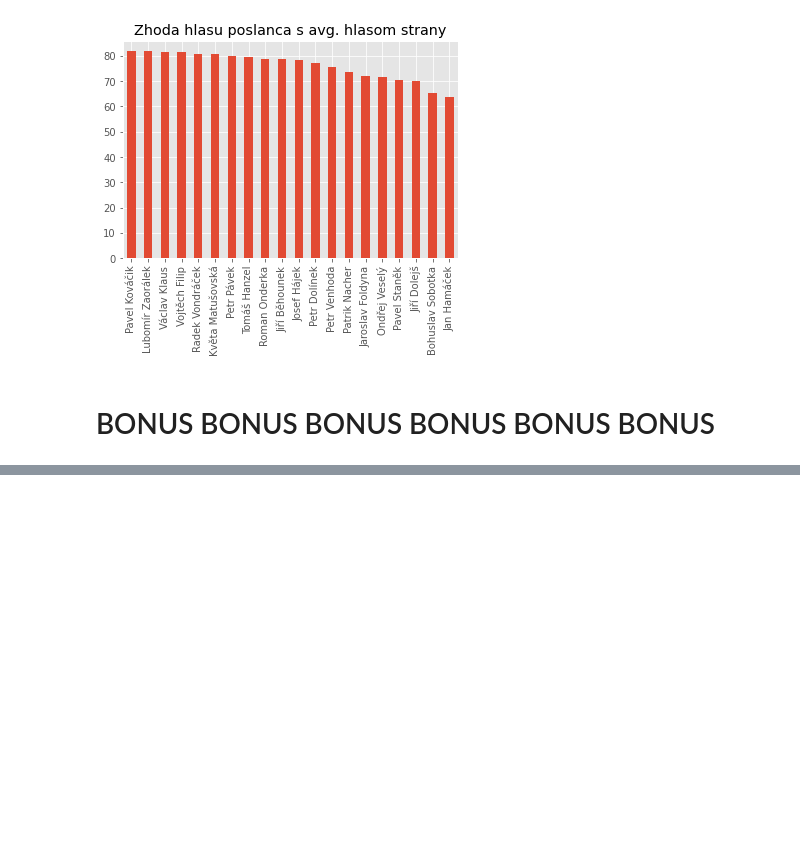
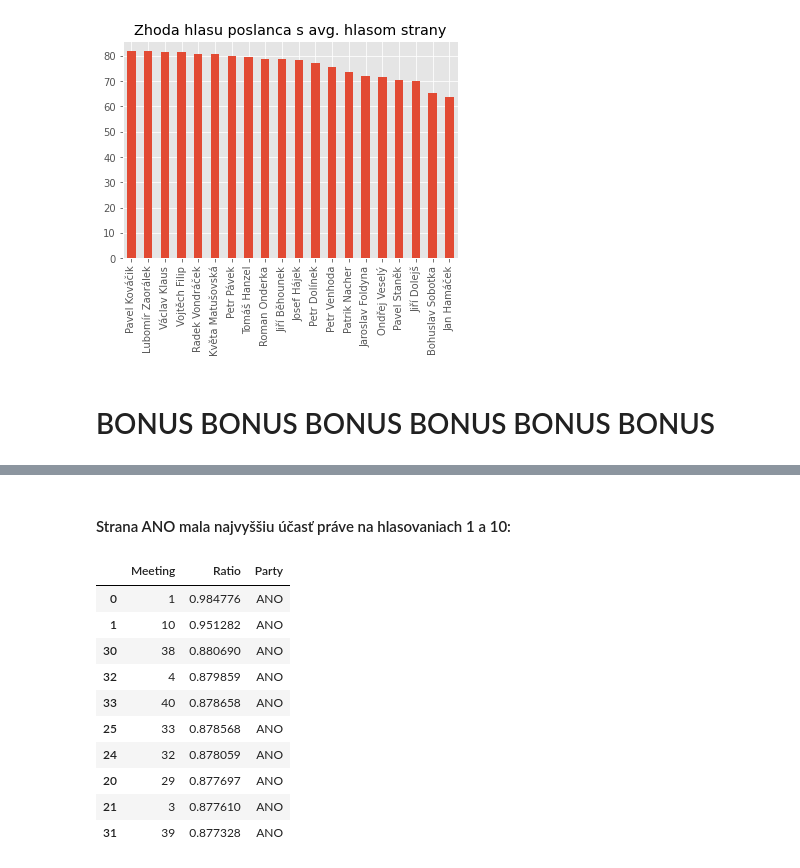
Before and after one commit to bumbac/VZD-ML, a Jupyter notebook: 01/src/hw.ipynb, the cells around one changed output, grey strips where cells are left out. Drawn from its saved outputs; the diff is of its cells as text; code cells hidden in the pictures; blank space fills up the shorter version.

```diff
--- a/01/src/hw.ipynb
+++ b/01/src/hw.ipynb
@@ -440,0 +458,16 @@ for party in df.Party.unique():
+# %% [markdown]
+#### Strana ANO mala najvyššiu účasť práve na hlasovaniach 1 a 10:
+# %%
+display(party_data[party_data['Party'] == 'ANO'].sort_values(by='Ratio', ascending = False).head(10))
+# %% [output]
+|  | Meeting | Ratio | Party |
+| 0 | 1 | 0.984776 | ANO |
+| 1 | 10 | 0.951282 | ANO |
+| 30 | 38 | 0.880690 | ANO |
+| 32 | 4 | 0.879859 | ANO |
+| 33 | 40 | 0.878658 | ANO |
+| 25 | 33 | 0.878568 | ANO |
+| 24 | 32 | 0.878059 | ANO |
+| 20 | 29 | 0.877697 | ANO |
+| 21 | 3 | 0.877610 | ANO |
+| 31 | 39 | 0.877328 | ANO |
```
Also changed, not shown: parts of 10 cells of this notebook, 4 other files.
